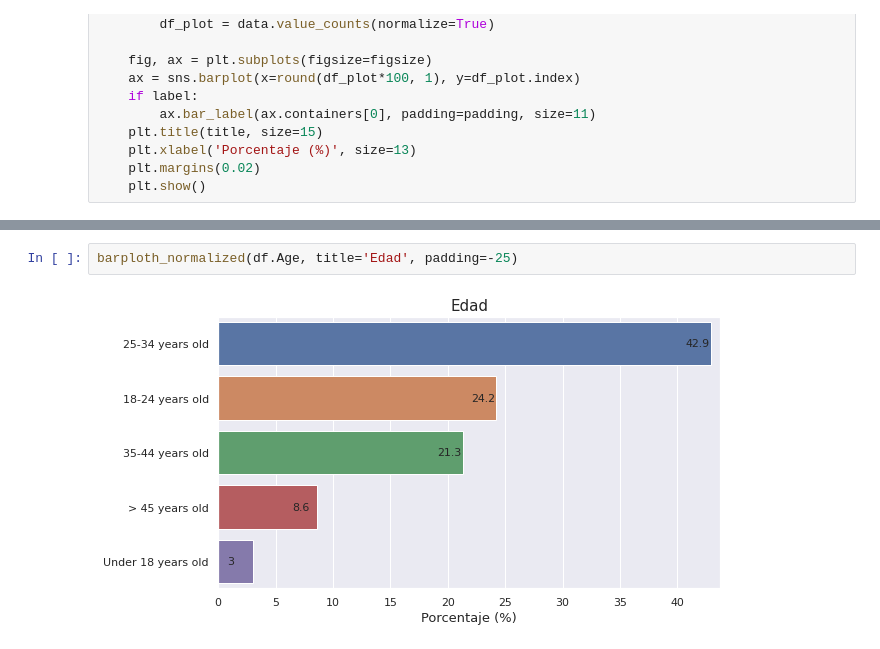
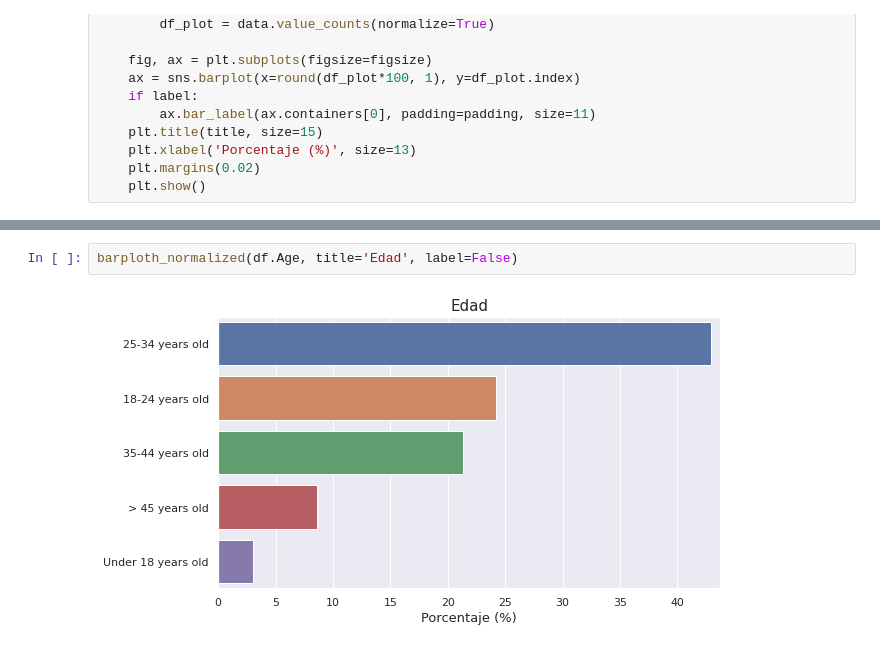
Before and after one commit to anthonymanotoa/survey-dev, a Jupyter notebook: notebooks/4-report.ipynb, the cells around one changed output, grey strips where cells are left out. Drawn from its saved outputs; the diff is of its cells as text.

```diff
--- a/notebooks/4-report.ipynb
+++ b/notebooks/4-report.ipynb
@@ -75,7 +60,7 @@ barploth_normalized(data=df.Country, title='País', label=False)
 # %%
-barploth_normalized(df.Age, title='Edad', padding=-25)
+barploth_normalized(df.Age, title='Edad', label=False)
 # %% [output]
-[figure, old version]
+[figure, new version]
 # %% [markdown]
 ### Educación
 
```
Also changed, not shown: parts of 35 cells of this notebook, 4 other files.
